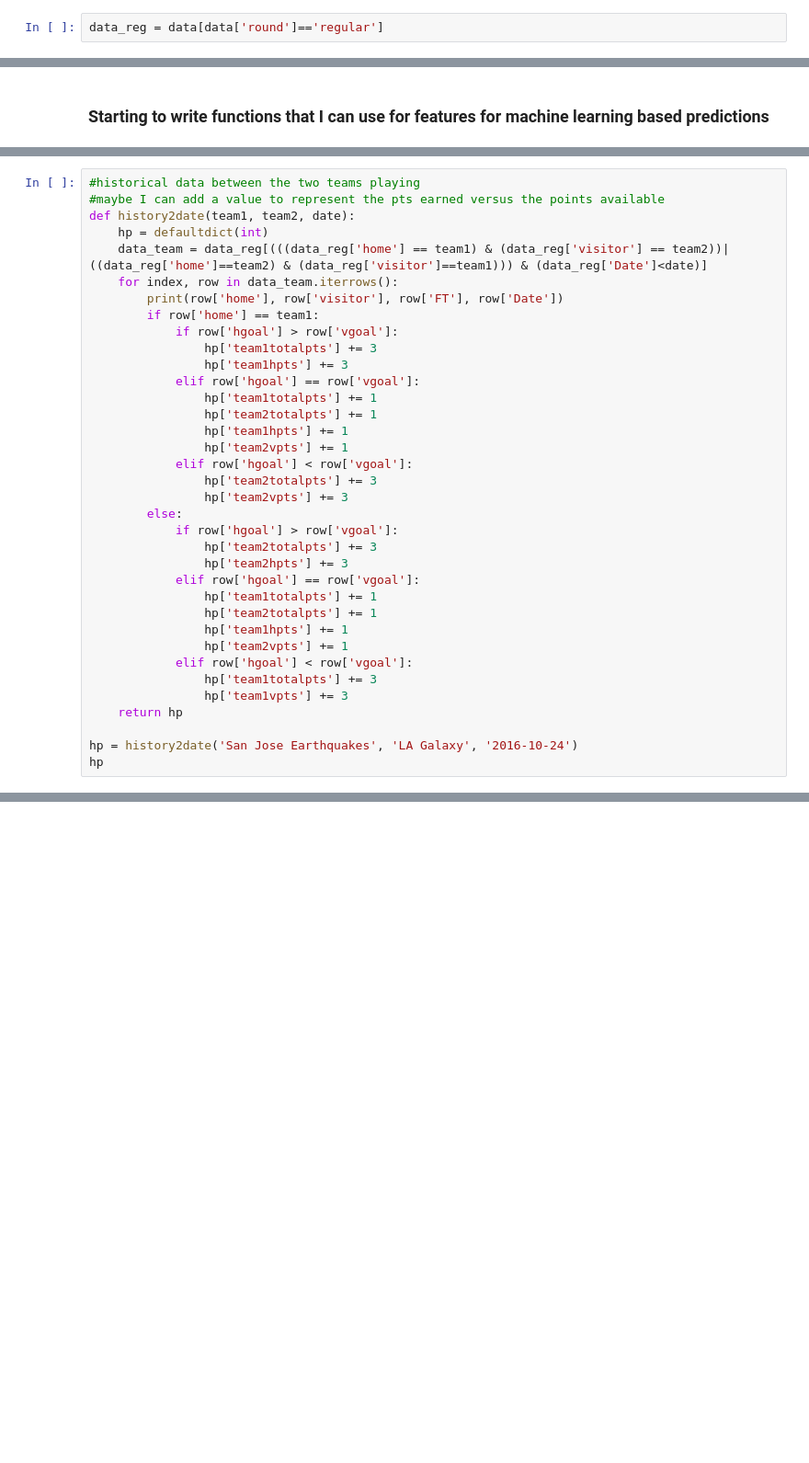
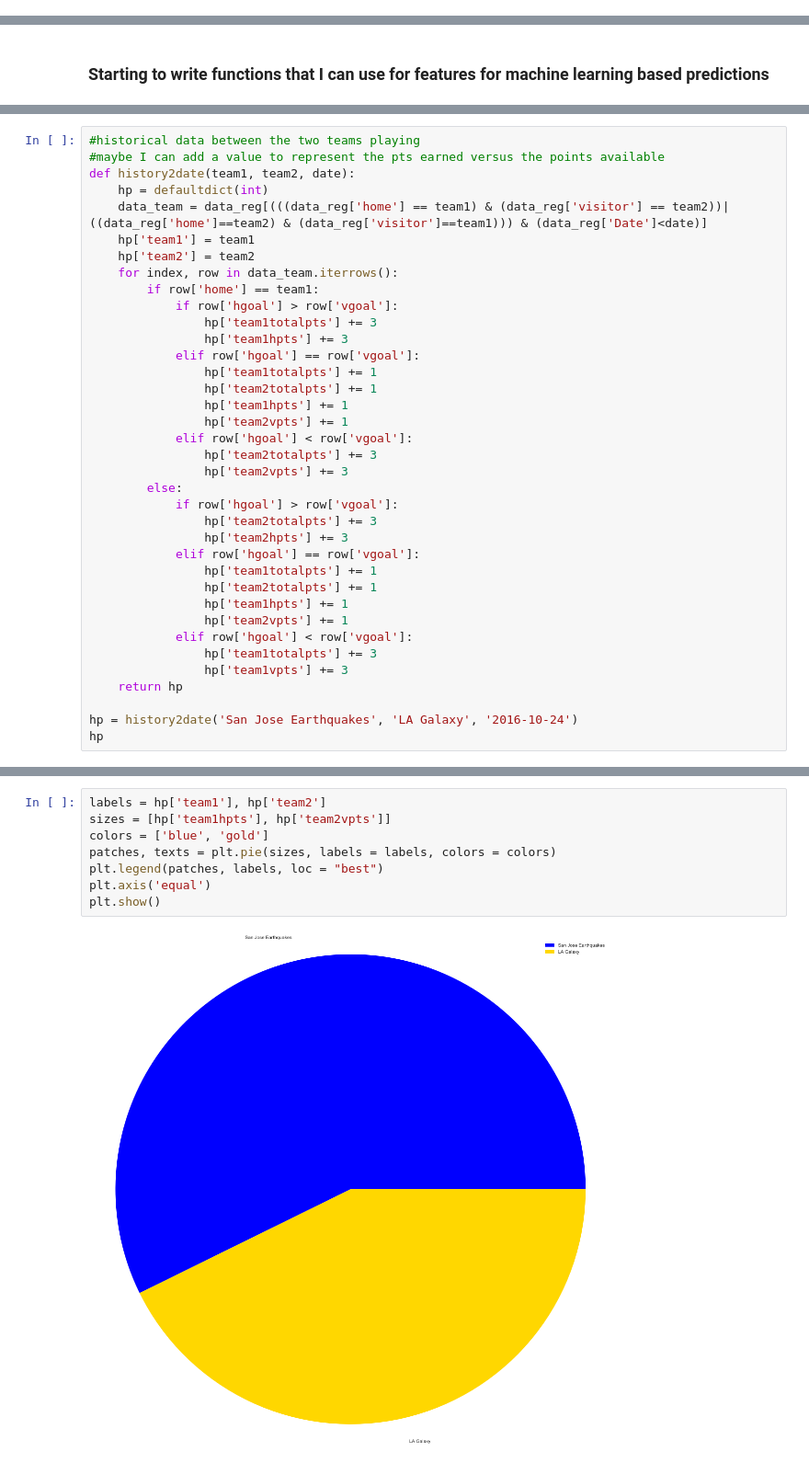
Before and after one commit to ekirov/MLSSoccerDataAnalysis, a Jupyter notebook: MLSSoccerDataAnalysis.ipynb, the cells around one changed output, grey strips where cells are left out. Shown at 92% size. Drawn from its saved outputs; the diff is of its cells as text; blank space fills up the shorter version.

```diff
--- a/MLSSoccerDataAnalysis.ipynb
+++ b/MLSSoccerDataAnalysis.ipynb
@@ -50,5 +79,3 @@ plt.show()
-# %%
-data_reg = data[data['round']=='regular']
 # %%
 teamrecords = defaultdict(lambda: defaultdict(int))
 homerecords = defaultdict(lambda: defaultdict(int))
@@ -237,8 +268,9 @@ defaultdict(int,
 def history2date(team1, team2, date):
     hp = defaultdict(int)
     data_team = data_reg[(((data_reg['home'] == team1) & (data_reg['visitor'] == team2))| ((data_reg['home']==team2) & (data_reg['visitor']==team1))) & (data_reg['Date']<date)]
+    hp['team1'] = team1
+    hp['team2'] = team2
     for index, row in data_team.iterrows():
-        print(row['home'], row['visitor'], row['FT'], row['Date'])
         if row['home'] == team1:
             if row['hgoal'] > row['vgoal']:
                 hp['team1totalpts'] += 3
@@ -294,0 +312,10 @@ defaultdict(int,
+# %%
+labels = hp['team1'], hp['team2']
+sizes = [hp['team1hpts'], hp['team2vpts']]
+colors = ['blue', 'gold']
+patches, texts = plt.pie(sizes, labels = labels, colors = colors)
+plt.legend(patches, labels, loc = "best")
+plt.axis('equal')
+plt.show()
+# %% [output]
+[figure, added]
```
Also changed, not shown: parts of 18 cells of this notebook.
